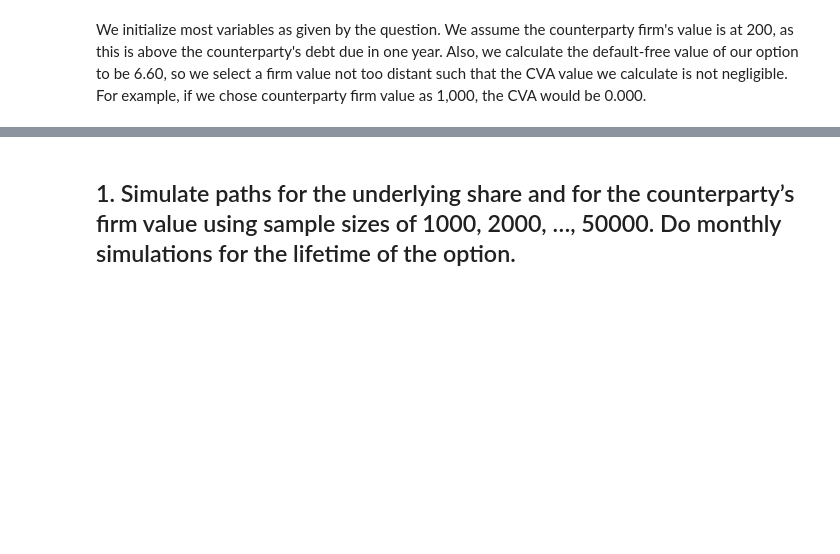
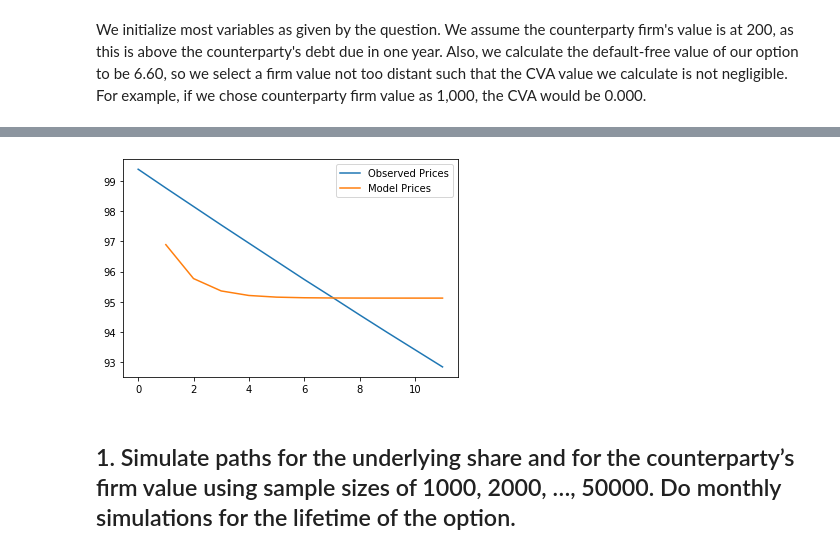
Before and after one commit to kyle-nguyennn/wqu-computational-finance, a Jupyter notebook: week7/Submission3.ipynb, the cells around one changed output, grey strips where cells are left out. Drawn from its saved outputs; the diff is of its cells as text; code cells hidden in the pictures; blank space fills up the shorter version.

```diff
--- a/week7/Submission3.ipynb
+++ b/week7/Submission3.ipynb
@@ -36,3 +77,13 @@ sample_sizes = range(1000, 50001, 1000)
+# %%
+model_prices = [None]*12
+for m in range(1,12):
+    model_prices[m] = bond_price(r0, 0, m, alpha, b, sigma)*100
+plt.plot(actual_bond_prices, label='Observed Prices')
+plt.plot(model_prices, label='Model Prices')
+plt.legend()
+plt.show()
+# %% [output]
+[figure, added]
 # %% [markdown]
 ## 1. Simulate paths for the underlying share and for the counterparty’s firm value using sample sizes of 1000, 2000, …, 50000. Do monthly simulations for the lifetime of the option.
 # %% [markdown]
```
Also changed, not shown: parts of 13 cells of this notebook, 1 other file.
